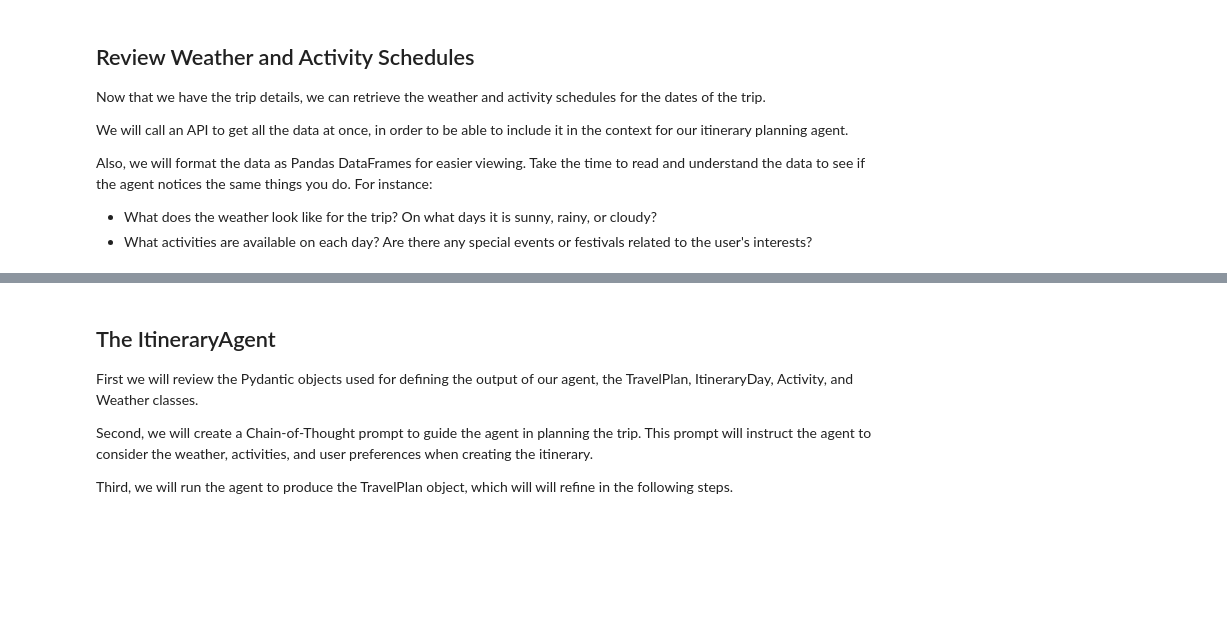
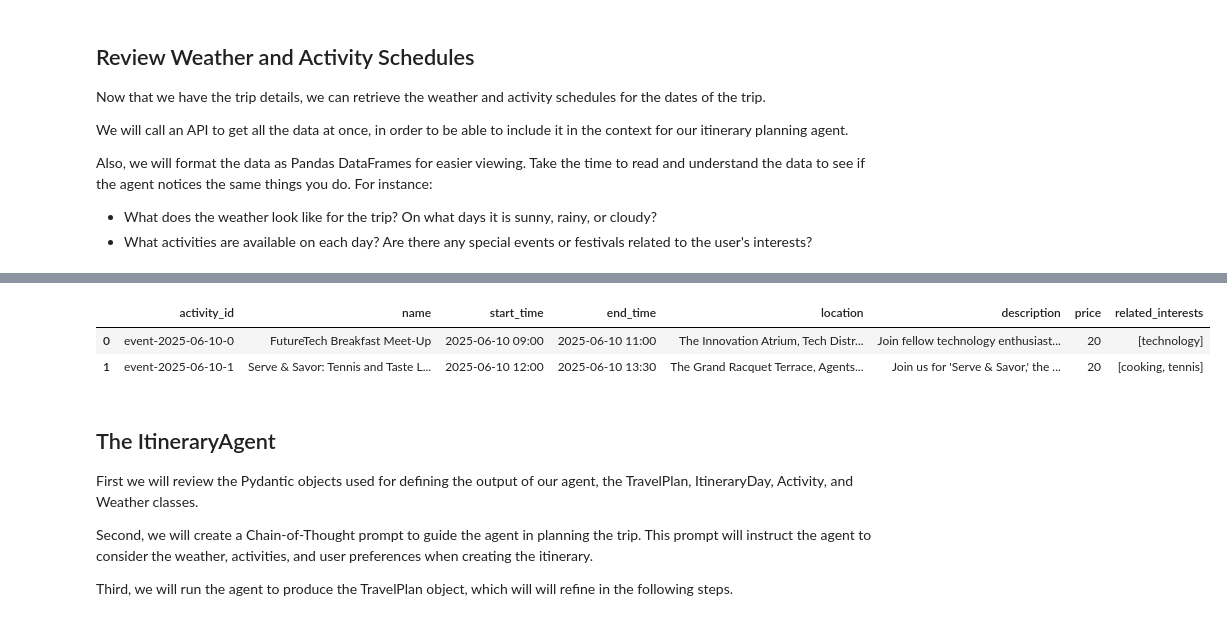
Before and after one commit to Soliman2020/master-ai-woolf-udacity, a Jupyter notebook: project-Multi-Agent-Travel-Assistant-System.ipynb, the cells around one changed output, grey strips where cells are left out. Saved outputs shown, nothing was run; the diff lists cells and outputs as text; code cells hidden in the pictures; blank space fills up the shorter version.

```diff
--- a/project-Multi-Agent-Travel-Assistant-System.ipynb
+++ b/project-Multi-Agent-Travel-Assistant-System.ipynb
@@ -250,25 +265,28 @@ weather_for_dates_df
 # %%
 # The `call_activities_api_mocked` function returns the activities for a given date and city.
 # TODO: Fill in the missing parts marked with **********
 
 from project_lib import call_activities_api_mocked
 
 activities_for_dates = [
     activity
     for ts in pd.date_range(
-        # TODO: Fill in the missing start and end dates from vacation_info
-        # start=**********
-        # end=***********
+        start=vacation_info.date_of_arrival,
+        end=vacation_info.date_of_departure,
         freq="D",
     )
     for activity in call_activities_api_mocked(
         date=ts.strftime("%Y-%m-%d"), city=vacation_info.destination
     )
 ]
 
 activities_for_dates_df = pd.DataFrame(activities_for_dates)
 
-activities_for_dates_df
+activities_for_dates_df.head(2)
+# %% [output]
+|  | activity_id | name | start_time | end_time | location | description | price | related_interests |
+| 0 | event-2025-06-10-0 | FutureTech Breakfast Meet-Up | 2025-06-10 09:00 | 2025-06-10 11:00 | The Innovation Atrium, Tech Distr... | Join fellow technology enthusiast... | 20 | [technology] |
+| 1 | event-2025-06-10-1 | Serve & Savor: Tennis and Taste L... | 2025-06-10 12:00 | 2025-06-10 13:30 | The Grand Racquet Terrace, Agents... | Join us for 'Serve & Savor,' the ... | 20 | [cooking, tennis] |
 # %% [markdown]
 ## The ItineraryAgent
 
```
Also changed, not shown: parts of 25 cells of this notebook.
